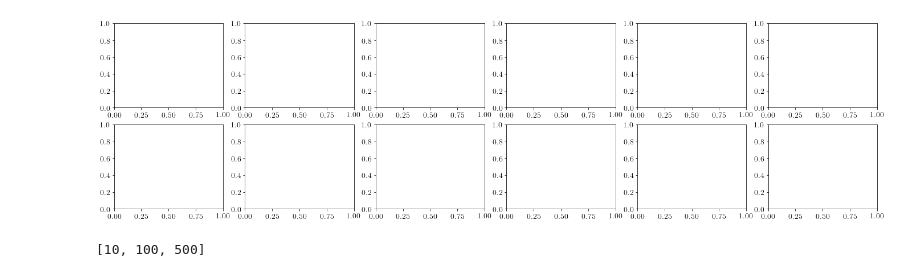
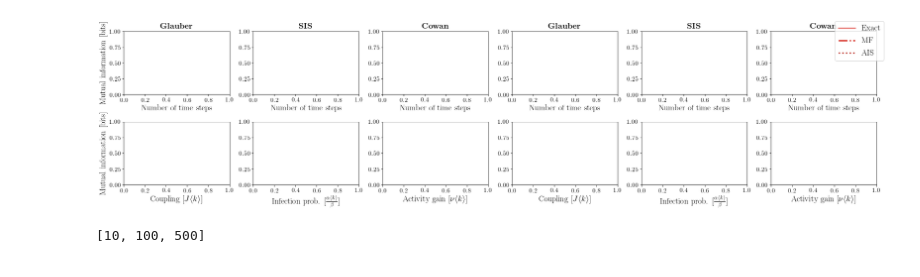
Before and after one commit to charlesmurphy1/midynet, a Jupyter notebook: notebooks/midynet/figure3-rev.ipynb, the cells around one changed output. Cells and saved outputs as stored; diff of their text form; code cells hidden in the pictures.

```diff
--- a/notebooks/midynet/figure3-rev.ipynb
+++ b/notebooks/midynet/figure3-rev.ipynb
@@ -38,13 +39,52 @@ elif dynamics == "ising":
 # else:
 #     xmin, xmax = 0, 4
 # ymin, ymax = 0, 1.1
+
+
+
+titles = {"ising": r"\textbf{Glauber}", "sis": r"\textbf{SIS}", "cowan": r"\textbf{Cowan}"}
+couplingLabels = {"ising": r"J\langle k \rangle", "sis": r"\frac{\alpha \langle k \rangle}{\beta}", "cowan": r"\nu\langle k \rangle"}
+
+xlabel1 = r"Number of time steps"
+xlabel2 = {"ising": r"Coupling $[J\langle k \rangle$]", "sis": r"Infection prob. $[\frac{\alpha \langle k \rangle}{\beta}]$", "cowan": r"Activity gain $[\nu\langle k \rangle]$"}
-# %%
-fig, ax = plt.subplots(2, 6, figsize=(24, 6))
-
-for dynamics in all_dynamics:
-    T = small_exp[dynamics]["exact"].config.dynamics.num_steps
-# %% [output]
-[figure, removed]
+# %%
+fig, ax = plt.subplots(2, 6, figsize=(24, 6))
+
+for i, dynamics in enumerate(all_dynamics):
+    T = small_exp[dynamics]["exact"].config.dynamics.num_steps
+    ax[0, i].set_title(titles[dynamics], fontsize=18)
+    ax[0, i].set_xlabel(xlabel1, fontsize=18)
+    if i == 0:
+        ax[0, i].set_ylabel(r"Mutual information [bits]", fontsize=18)
+
+
+    ax[1, i].set_xlabel(xlabel2[dynamics], fontsize=18)
+    if i == 0:
+        ax[1, i].set_ylabel(r"Mutual information [bits]", fontsize=18)
+
+for i, dynamics in enumerate(all_dynamics):
+    i+=3
+    T = small_exp[dynamics]["exact"].config.dynamics.num_steps
+    ax[0, i].set_title(titles[dynamics], fontsize=18)
+    ax[0, i].set_xlabel(xlabel1, fontsize=18)
+    if i == 0:
+        ax[0, i].set_ylabel(r"Mutual information [bits]", fontsize=18)
+
+
+    ax[1, i].set_xlabel(xlabel2[dynamics], fontsize=18)
+    if i == 0:
+        ax[1, i].set_ylabel(r"Mutual information [bits]", fontsize=18)
+
+handles = [
+    Line2D([0], [0], linestyle="-", marker="None", color=display.light_colors["red"], linewidth=3, label=r"Exact"),
+    Line2D([0], [0], linestyle="-.", marker="None", color=display.med_colors["red"], linewidth=3, label=r"MF"),
+    Line2D([0], [0], linestyle="dotted", marker="None", color=display.dark_colors["red"], linewidth=3, label=r"AIS"),
+]
+fig.legend(handles=handles, loc="upper right", fontsize=18)
+
+plt.tight_layout()
+# %% [output]
+[figure, added]
 # %%
 T
 # %% [output]
```
Also changed, not shown: parts of 1 cell of this notebook, 4 other files.
